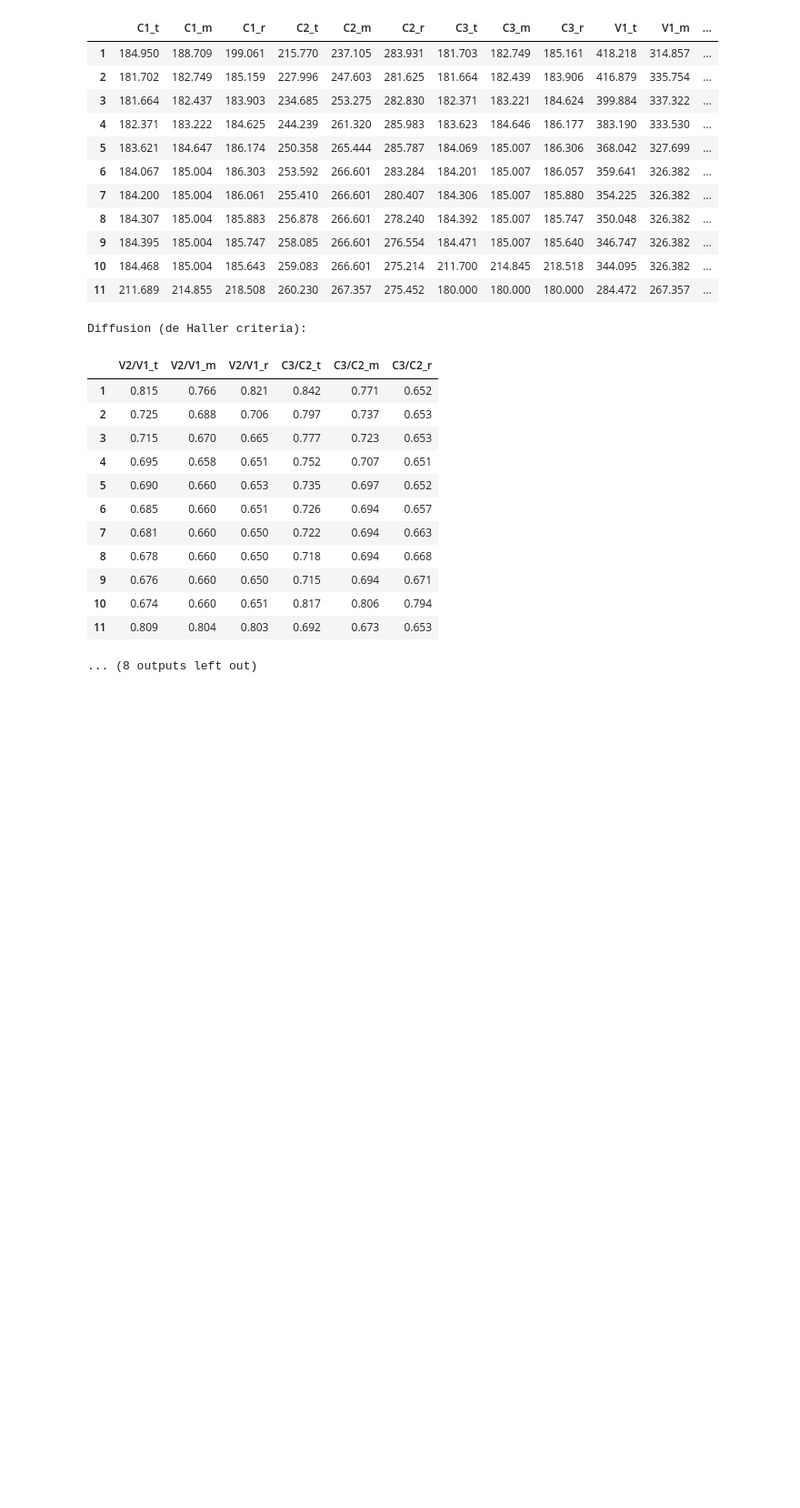
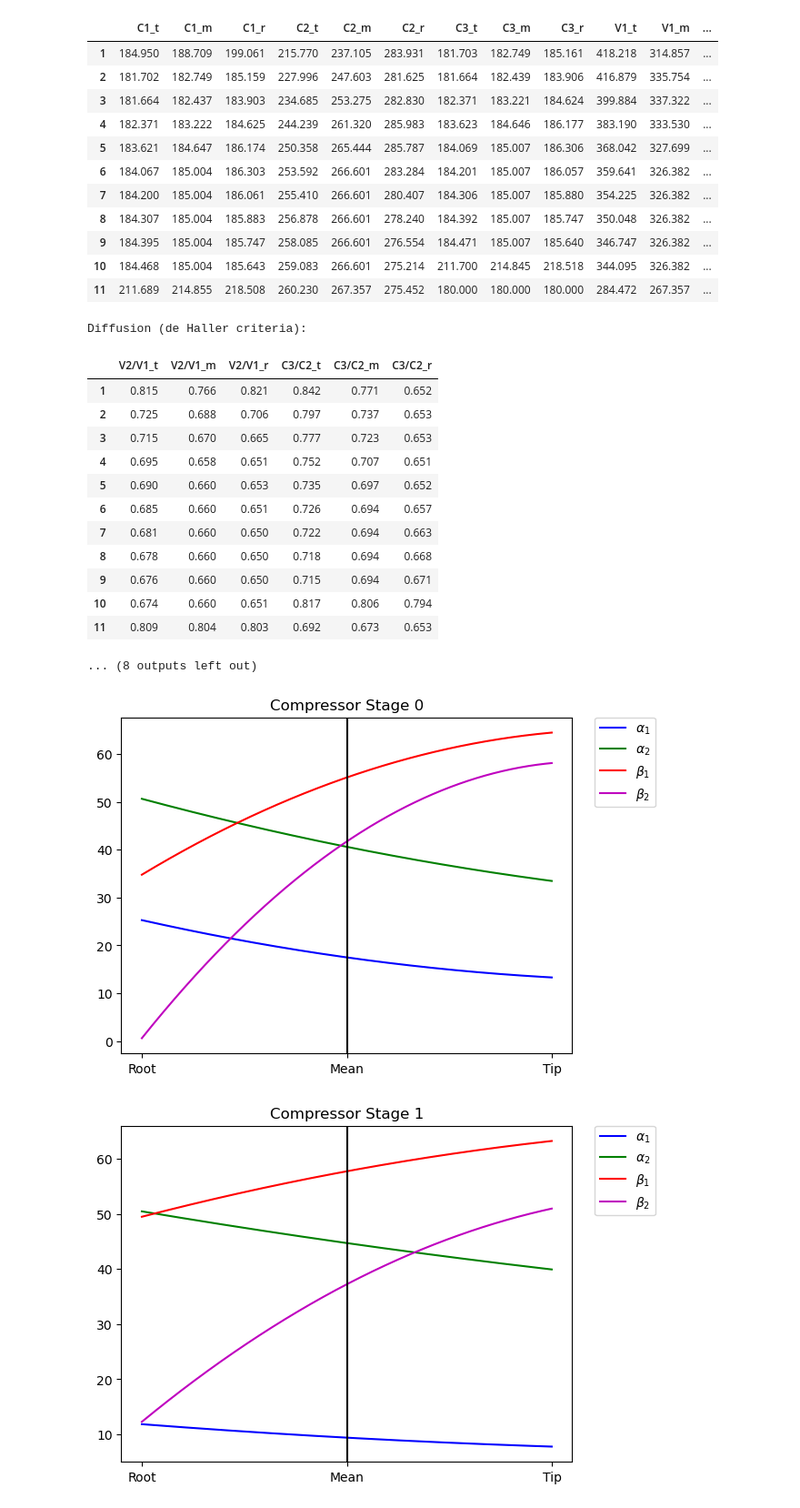
Before and after one commit to Bollerm01/AirbreathingProject1, a Jupyter notebook: Project_2/AEEM4063 Project2.ipynb, the cells around one changed output. Shown at 91% size. Drawn from its saved outputs; the diff is of its cells as text; code cells hidden in the pictures; blank space fills up the shorter version.

```diff
--- a/Project_2/AEEM4063 Project2.ipynb
+++ b/Project_2/AEEM4063 Project2.ipynb
@@ -333,3 +333,9 @@ Diffusion (de Haller criteria):
 | 10 | 0.674 | 0.660 | 0.651 | 0.817 | 0.806 | 0.794 |
 | 11 | 0.809 | 0.804 | 0.803 | 0.692 | 0.673 | 0.653 |
 ... (8 outputs left out)
+# %%
+# Plots
+backend2.comp_plotter(tiproot_table,np.array([1,3,5,11]),compressor=True)
+# %% [output]
+[figure, added]
+[figure, added]
```
Also changed, not shown: parts of 1 cell of this notebook, 1 other file.
